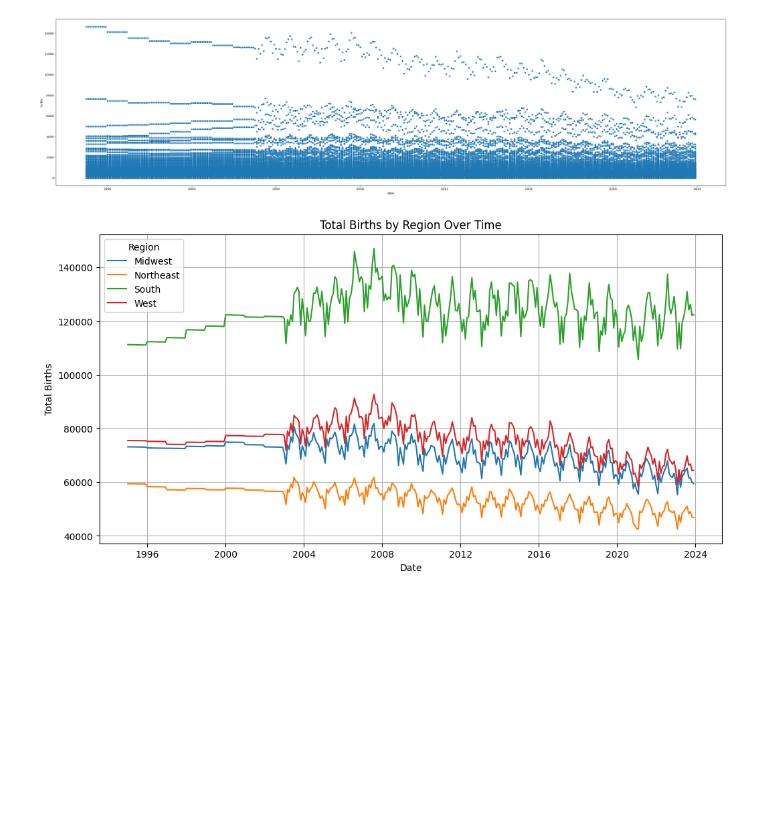
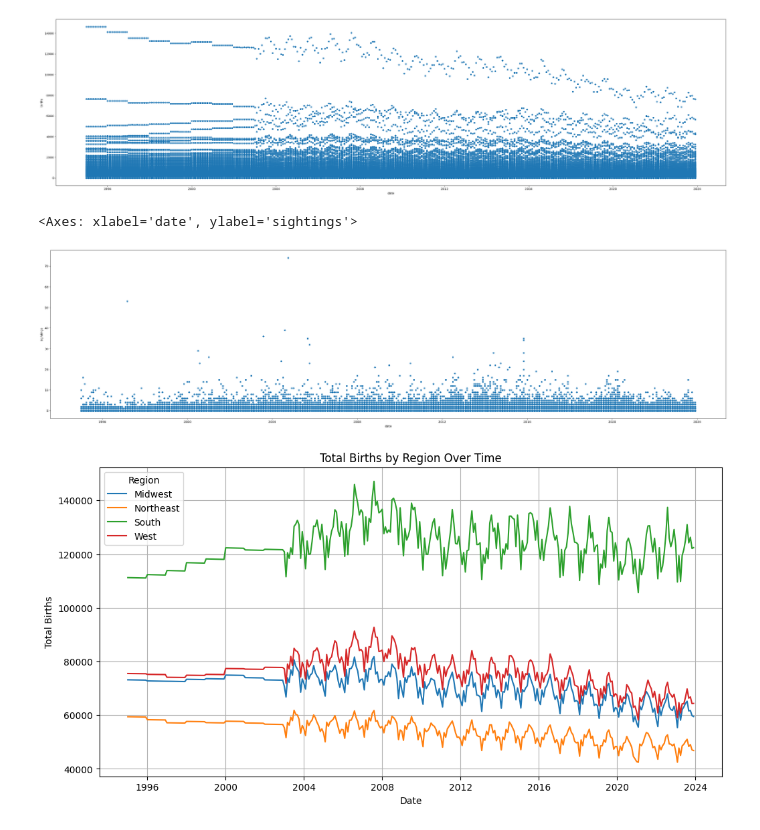
Before and after one commit to Caprikey/WGU_D497_Project_1, a Jupyter notebook: notebooks/data_analysis_main.ipynb, the cells around one changed output. Saved outputs shown, nothing was run; the diff lists cells and outputs as text; code cells hidden in the pictures; blank space fills up the shorter version.

```diff
--- a/notebooks/data_analysis_main.ipynb
+++ b/notebooks/data_analysis_main.ipynb
@@ -559,0 +576,5 @@ time_series_births_df.plot.scatter(figsize=(40, 10), x='date', y='births')
+# %%
+time_series_ufo_df.plot.scatter(figsize=(40, 10), x='date', y='sightings')
+# %% [output]
+<Axes: xlabel='date', ylabel='sightings'>
+[figure, added]
```
Also changed, not shown: parts of 11 cells of this notebook, 9 other files.
